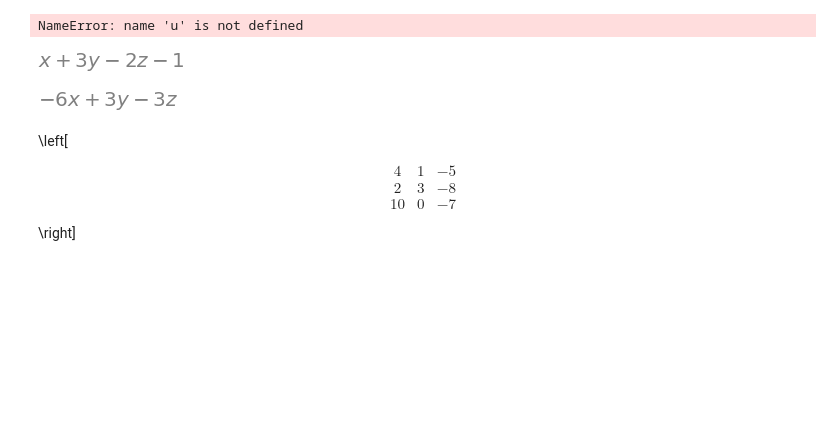
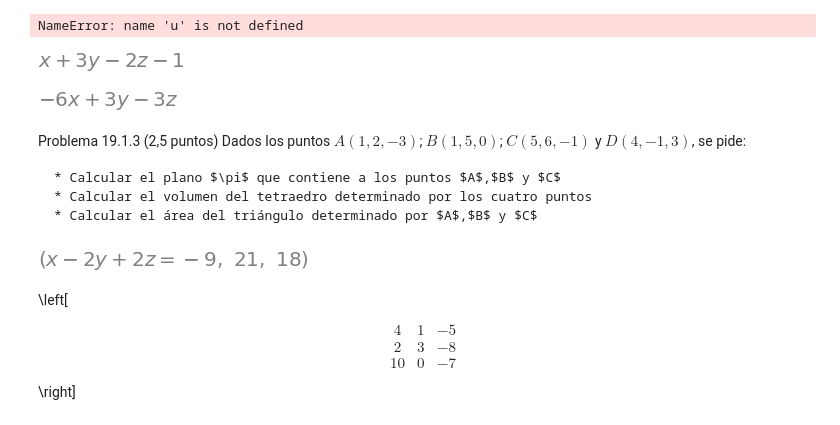
Before and after one commit to crdguez/mat2bac, a Jupyter notebook: notebooks/vectores y ejercicios EVAU.ipynb, the cells around one changed output. Saved outputs shown, nothing was run; the diff lists cells and outputs as text; code cells hidden in the pictures; blank space fills up the shorter version.

```diff
--- a/notebooks/vectores y ejercicios EVAU.ipynb
+++ b/notebooks/vectores y ejercicios EVAU.ipynb
@@ -425,6 +425,21 @@ u, v = Point(1,2,0),Point(2,1,-3)
 Matrix([Point(x,y,z),u,v]).det()
 # %% [output]
 [figure]
+# %% [markdown]
+Problema 19.1.3 (2,5 puntos) Dados los puntos $A(1, 2, −3)$; $B(1, 5, 0)$; $C(5, 6, −1)$ y $D(4, −1, 3)$,
+se pide:
+
+    * Calcular el plano $\pi$ que contiene a los puntos $A$,$B$ y $C$
+    * Calcular el volumen del tetraedro determinado por los cuatro puntos
+    * Calcular el área del triángulo determinado por $A$,$B$ y $C$
+# %%
+# Madrid 19.1.3
+
+A, B, C, D = Point(1, 2, -3), Point(1, 5, 0), Point(5, 6, -1), Point(4, -1, 3)
+
+simplify(Eq(Plane(A,B,C).equation(),0)), abs(Matrix([B-A,C-A,D-A]).det()/6), Point(np.cross(B-A, C-A)).distance((0,0,0))/
+# %% [output]
+[figure, added]
 # %%
 
 u, v, w = [Point(i) for i  in [[4,1,-5], [2,3,-8],[10,0,-7]]]
```
